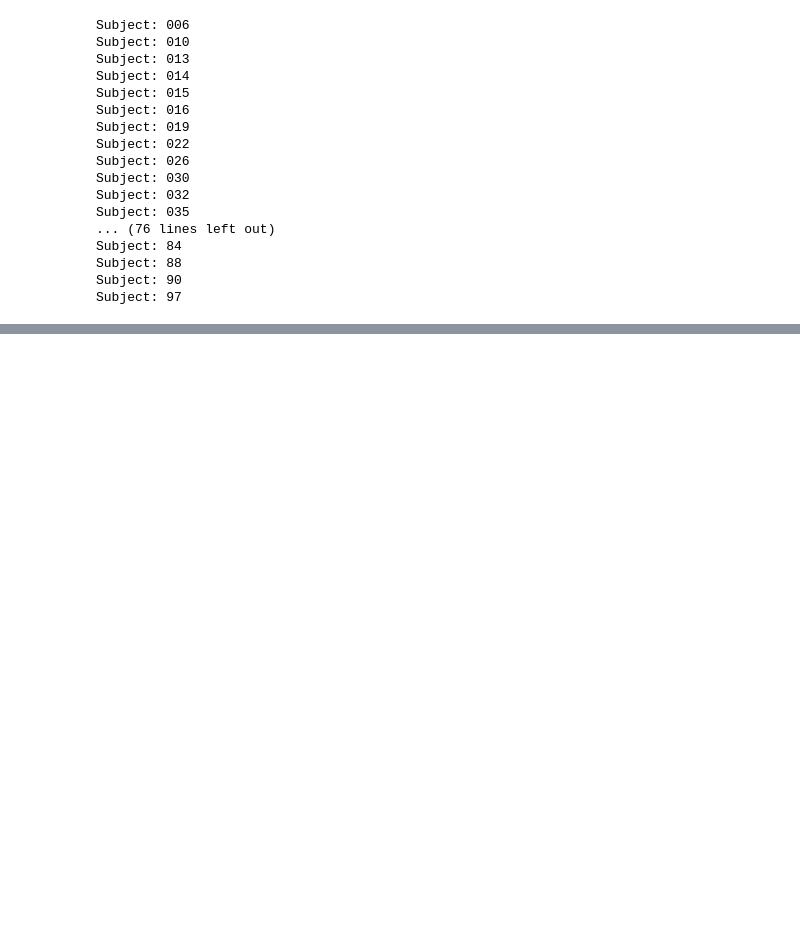
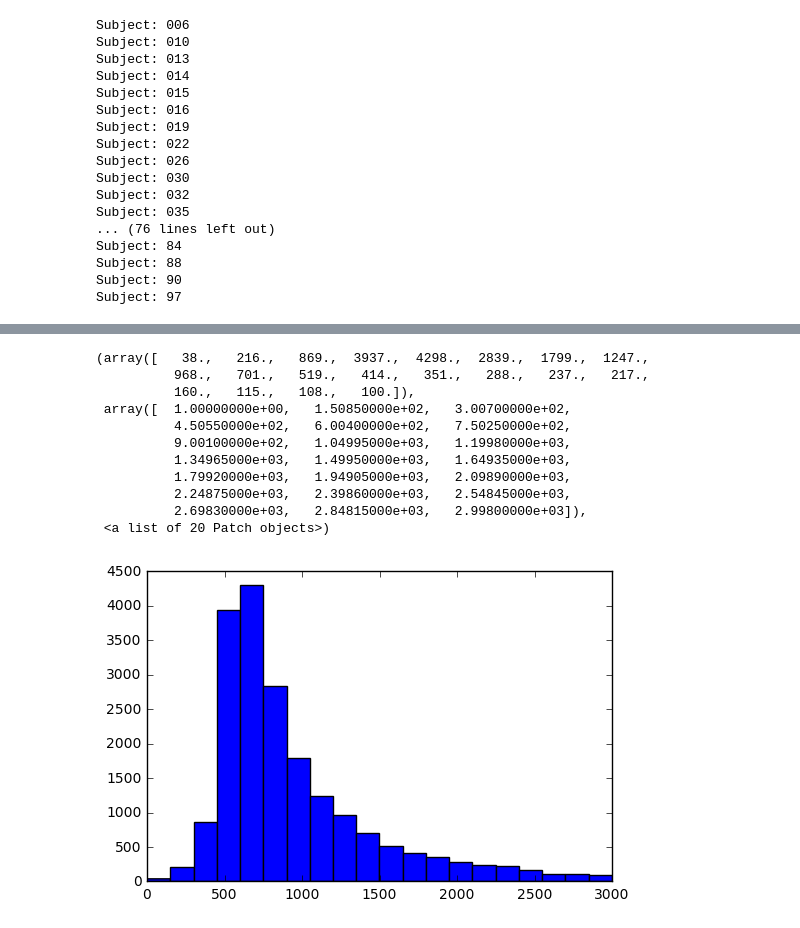
Before and after one commit to ericfuhrman/Springboard-Proj1, a Jupyter notebook: Springboard Project #1.ipynb, the cells around one changed output, grey strips where cells are left out. Drawn from its saved outputs; the diff is of its cells as text; code cells hidden in the pictures; blank space fills up the shorter version.

```diff
--- a/Springboard Project #1.ipynb
+++ b/Springboard Project #1.ipynb
@@ -92,0 +144,17 @@ After inital review of the resulting dataframe, I noticed that two subjects had
+# %%
+lindf2=lindf[lindf['Response']<3000]
+fig,ax = plt.subplots()
+ax.hist(lindf2['Response'],bins=20)
+# %% [output]
+(array([   38.,   216.,   869.,  3937.,  4298.,  2839.,  1799.,  1247.,
+          968.,   701.,   519.,   414.,   351.,   288.,   237.,   217.,
+          160.,   115.,   108.,   100.]),
+ array([  1.00000000e+00,   1.50850000e+02,   3.00700000e+02,
+          4.50550000e+02,   6.00400000e+02,   7.50250000e+02,
+          9.00100000e+02,   1.04995000e+03,   1.19980000e+03,
+          1.34965000e+03,   1.49950000e+03,   1.64935000e+03,
+          1.79920000e+03,   1.94905000e+03,   2.09890000e+03,
+          2.24875000e+03,   2.39860000e+03,   2.54845000e+03,
+          2.69830000e+03,   2.84815000e+03,   2.99800000e+03]),
+ <a list of 20 Patch objects>)
+[figure, added]
```
Also changed, not shown: parts of 7 cells of this notebook.
